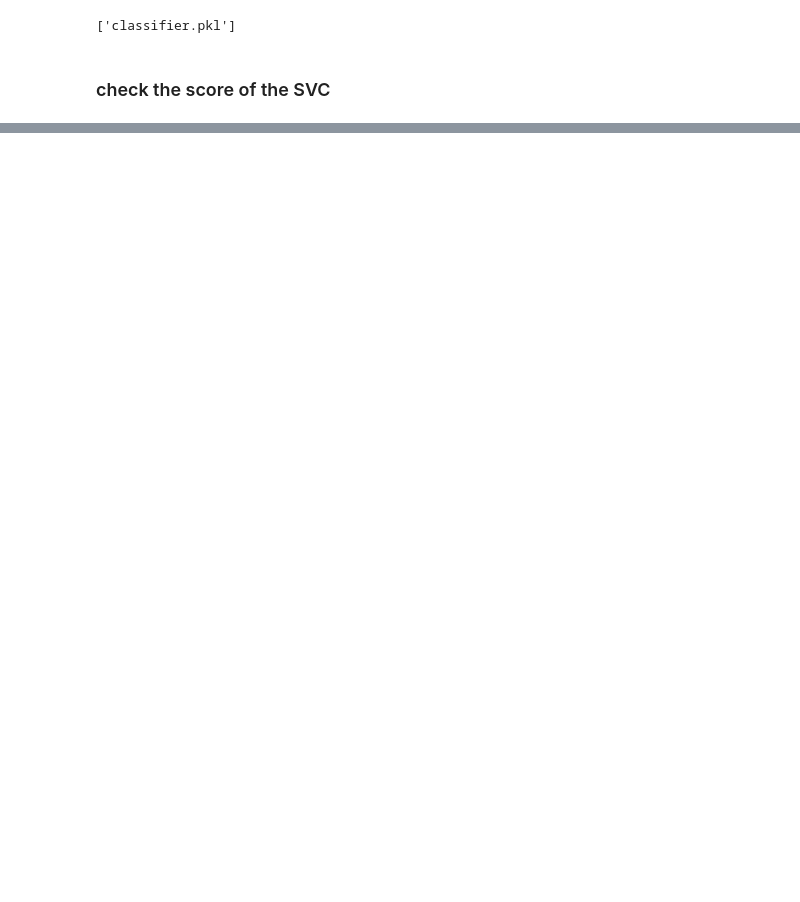
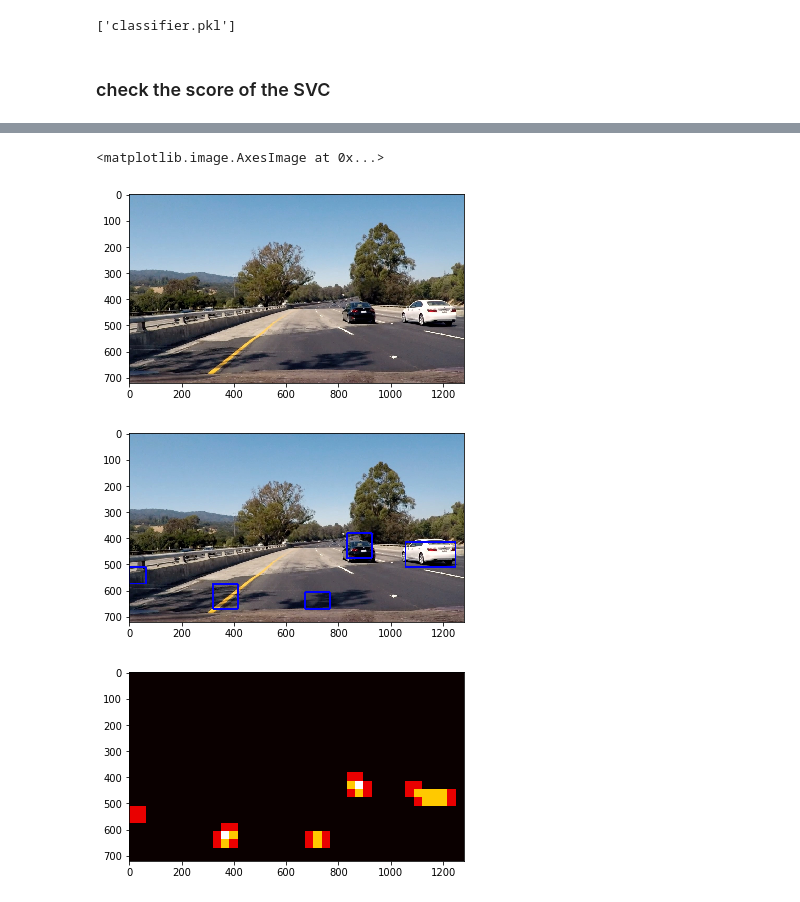
Before and after one commit to root221/CarND-Vehicle-Detection, a Jupyter notebook: VehicleDetectionAndTracking.ipynb, the cells around one changed output, grey strips where cells are left out. Saved outputs shown, nothing was run; the diff lists cells and outputs as text; code cells hidden in the pictures; blank space fills up the shorter version.

```diff
--- a/VehicleDetectionAndTracking.ipynb
+++ b/VehicleDetectionAndTracking.ipynb
@@ -368,0 +414,6 @@ plt.imshow(draw_img)
+# %%
+def add_heat(heatmap,bbox_list):
+    for box in bbox_list:
+        heatmap[box[0][1]:box[1][1],box[0][0]:box[1][0]] += 1
+
+    return heatmap
@@ -368,0 +424,12 @@ plt.imshow(draw_img)
+# %%
+def draw_labeled_bboxes(img, labeled_array,num_features):
+    # Iterate through all detected cars
+    for car_number in range(1,num_features+1):
+        nonzero = np.nonzero(labeled_array==car_number)
+        nonzero_x = nonzero[1]
+        nonzero_y = nonzero[0]
+        # Define a bounding box based on min/max x and y
+        top_left = (np.min(nonzero_x),np.min(nonzero_y))
+        bottom_right = (np.max(nonzero_x),np.max(nonzero_y))
+        cv2.rectangle(img, top_left, bottom_right, (0,0,255), 6)
+    return img
@@ -368,0 +438,16 @@ plt.imshow(draw_img)
+# %%
+plt.imshow(image)
+heatmap = np.zeros_like(image[:,:,0]).astype(np.float)
+heatmap = add_heat(heatmap,bbox_list)
+#heatmap = apply_threshold(heatmap,1)
+labeled_array, num_features = label(heatmap)
+draw_img = draw_labeled_bboxes(np.copy(image), labeled_array, num_features)
+plt.figure()
+plt.imshow(draw_img)
+plt.figure()
+plt.imshow(heatmap, cmap='hot')
+# %% [output]
+<matplotlib.image.AxesImage at 0x...>
+[figure, added]
+[figure, added]
+[figure, added]
```
Also changed, not shown: parts of 16 cells of this notebook.
